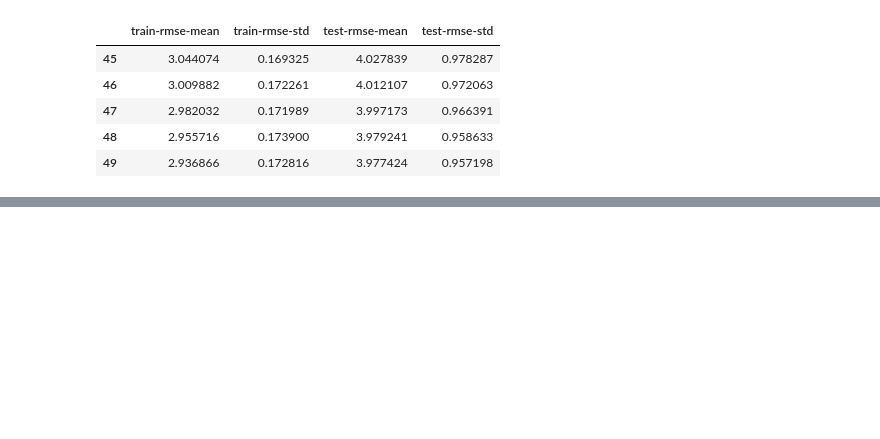
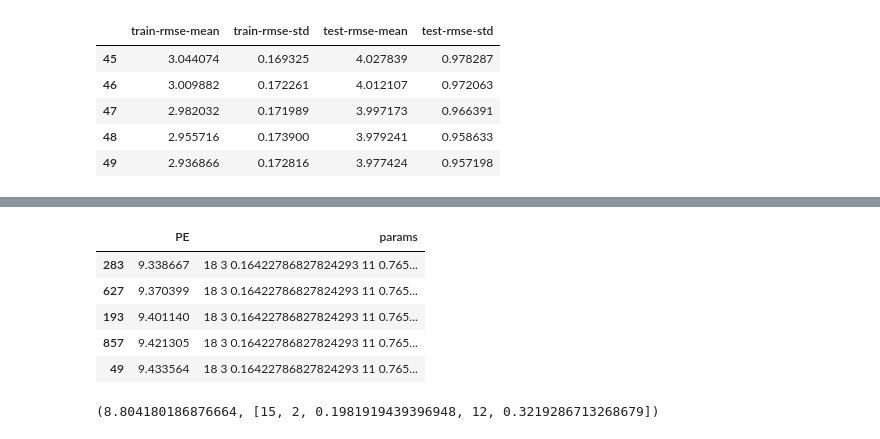
Before and after one commit to felipeascouto/energy, a Jupyter notebook: research_p2.ipynb, the cells around one changed output, grey strips where cells are left out. Cells and saved outputs as stored; diff of their text form; code cells hidden in the pictures; blank space fills up the shorter version.

```diff
--- a/research_p2.ipynb
+++ b/research_p2.ipynb
@@ -2034,25 +2063,30 @@ def optimize(dimensions, start_points, times, function):
     opt = Optimizer(list(dimensions.values()), base_estimator="gp", n_initial_points=start_points,
                     acq_func="gp_hedge", acq_optimizer="auto", random_state=0)
 
-    #loss_vector = np.zeros(times)
+    loss_vector = np.zeros(times)
+    params_list = []
     best_loss = 1e10
     for i in range(times):
         next_x = opt.ask()
         loss = function(next_x)
         res = opt.tell(next_x, loss)
-        #loss_vector[i] = loss
+        loss_vector[i] = loss
+        s = ''
+        for p in params:
+            s += str(p) + ' '
+        params_list.append(s)
         if loss < best_loss:
             best_loss = loss
             best_params = next_x
         print(f"\rOptimization {100 * (i+1)/times}% completed. Best loss: {best_loss:.4}   ", end="")
+    params_vector = np.array(params_list)
+    return best_loss, best_params, loss_vector, params_vector
 
-    return best_loss, best_params
-
-dimensions = {'n_estimators': Real(1, 20, prior='uniform'),
-              'max_depth': Real(1, 3, prior='uniform'),
-              'learning_rate': Real(0.1, 0.9, prior='log-uniform'),
-              'alpha': Real(5, 50, prior='uniform'),
+dimensions = {'n_estimators': Integer(1, 20, prior='uniform'),
+              'max_depth': Integer(1, 3, prior='uniform'),
+              'learning_rate': Real(0.1, 0.9, prior='uniform'),
+              'alpha': Integer(5, 50, prior='uniform'),
               'colsample_bytree': Real(0.2, 0.8, prior='uniform')}
 
-loss, params = optimize(dimensions, 1e5, 5e3, GARCH)
+loss, params, loss_vector, params_vector = optimize(dimensions, 1e5, 1e3, xgb_loss)
 # %% [output]
@@ -2059,0 +2094,15 @@ NameError: name 'GARCH' is not defined
+# %%
+loss_df = pd.DataFrame({'PE':loss_vector,
+                       'params':params_vector})
+loss_df.sort_values('PE').head()
+# %% [output]
+|  | PE | params |
+| 283 | 9.338667 | 18 3 0.16422786827824293 11 0.765... |
+| 627 | 9.370399 | 18 3 0.16422786827824293 11 0.765... |
+| 193 | 9.401140 | 18 3 0.16422786827824293 11 0.765... |
+| 857 | 9.421305 | 18 3 0.16422786827824293 11 0.765... |
+| 49 | 9.433564 | 18 3 0.16422786827824293 11 0.765... |
+# %%
+loss, params
+# %% [output]
+(8.804180186876664, [15, 2, 0.1981919439396948, 12, 0.3219286713268679])
```
Also changed, not shown: parts of 26 cells of this notebook.
